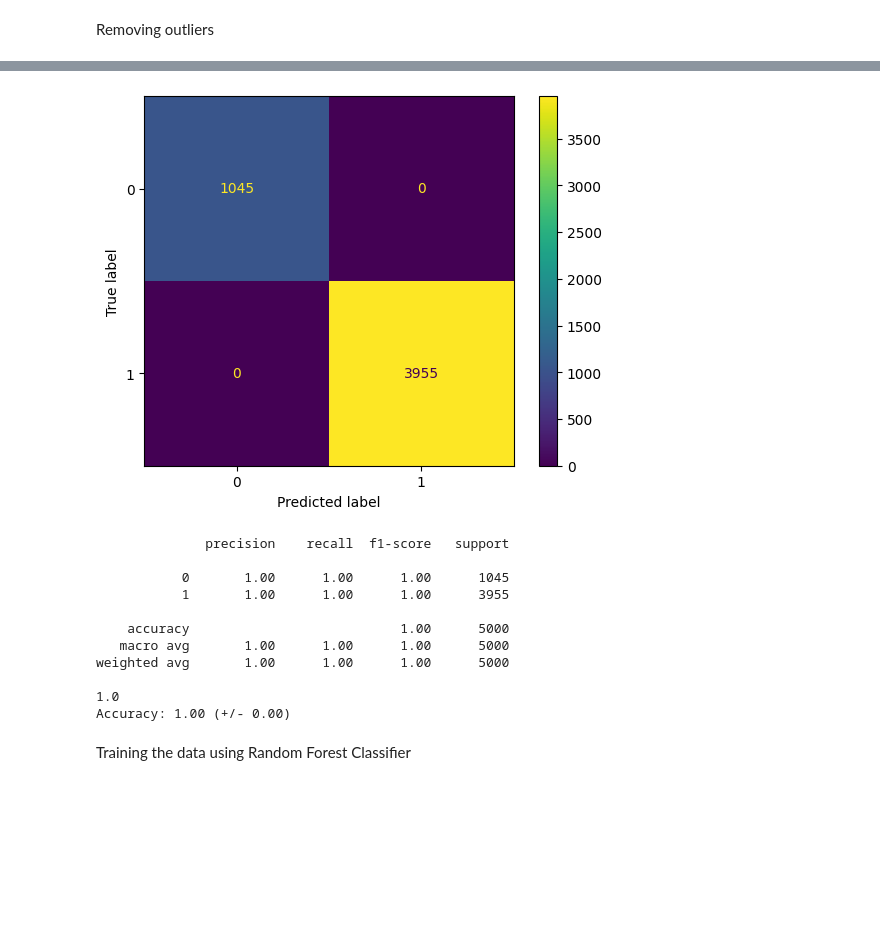
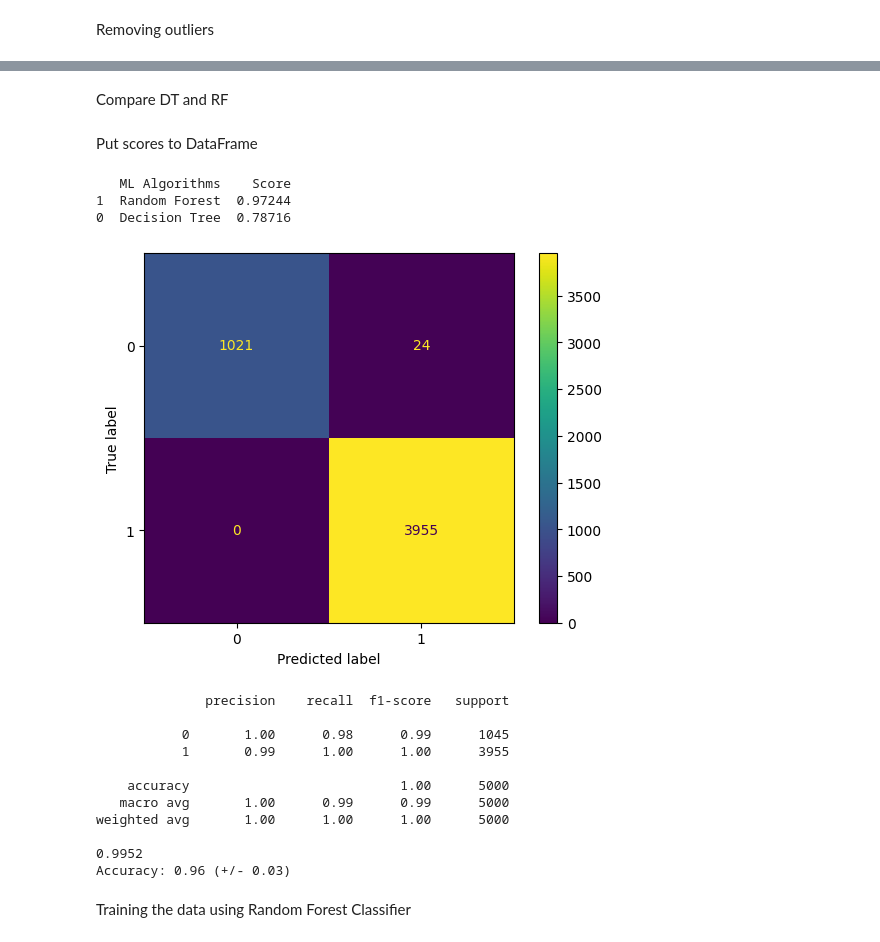
Before and after one commit to noctwilliam/fyp-data, a Jupyter notebook: data.ipynb, the cells around one changed output, grey strips where cells are left out. Cells and saved outputs as stored; diff of their text form; code cells hidden in the pictures; blank space fills up the shorter version.

```diff
--- a/data.ipynb
+++ b/data.ipynb
@@ -140,0 +161,4 @@ df.info()
+# %%
+symptoms = [i for i in df.columns if i != 'SEVERITY']
+X = df[symptoms]
+y = df['SEVERITY']
@@ -141,11 +270,9 @@ df.info()
 # %% [markdown]
 Splitting and training the data (Decision Tree)
 # %%
-symptoms = [i for i in df.columns if i != 'SEVERITY']
-severity = ['SEVERITY']
 # Split the data into training and testing sets
 # 20% of the data will be used for testing
-X_train, X_test, y_train, y_test = train_test_split(df[symptoms], df[severity], test_size=0.2, random_state=42)
+X_train, X_test, y_train, y_test = train_test_split(X,y, test_size=0.2, random_state=42)
 
 # Create a Decision Tree Classifier object
 dt = DecisionTreeClassifier()
@@ -238,18 +359,13 @@ memory usage: 2.9 MB
 # %%
 
 # Do a chi square test to find the most important features based on their p-values
-from sklearn.feature_selection import SelectKBest
 from sklearn.feature_selection import chi2
-
-# Create a SelectKBest object to select features with top 10 highest chi square values
-best_features = SelectKBest(score_func=chi2, k=10)
-best_features.fit(df_without_target, df['SEVERITY'])
 
 chi_scores = chi2(df_without_target, df['SEVERITY'])
 p_values = pd.Series(chi_scores[1], index=df_without_target.columns)
 p_values.sort_values(ascending=True, inplace=True)
 p_values.plot.bar()
-pval = 0.05
+pval = 0.1
 df_without_target = df_without_target[p_values[p_values < pval].index]
 df_without_target.info()
 # %% [output]
@@ -268 +389,3 @@ memory usage: 976.7 KB
 [figure]
+# %% [markdown]
+Compare DT and RF
@@ -269,44 +403,53 @@ memory usage: 976.7 KB
+# %% [markdown]
+Put scores to DataFrame
+# %%
+scores = pd.DataFrame({'ML Algorithms': ['Decision Tree', 'Random Forest'], 'Score': [dt_scores.mean(), rf_scores.mean()]})
+print(scores.sort_values(by='Score', ascending=False))
+# %% [output]
+   ML Algorithms    Score
+1  Random Forest  0.97244
+0  Decision Tree  0.78716
 # %%
 # Split the data into training and testing sets
 # 20% of the data will be used for testing
 from sklearn.metrics import accuracy_score
 X_train, X_test, y_train, y_test = train_test_split(df_without_target, df['SEVERITY'], test_size=0.2, random_state=42)
 
-dt = DecisionTreeClassifier()
+dt = RandomForestClassifier(max_depth=2, random_state=42)
 
 def evaluate_model(y_true, y_pred):
 	# Calculate and print confusion matrix plot
 	disp = ConfusionMatrixDisplay(confusion_matrix=confusion_matrix(y_true, y_pred))
 	disp.plot()
 	plt.show()
 	# Calculate and print the classification report
 	report = classification_report(y_true, y_pred)
 	print(report)
 	print(accuracy_score(y_test, y_pred))
 
 dt.fit(X_train, y_train)
 y_pred = dt.predict(X_test)
 evaluate_model(y_test, y_pred)
 # Measure the accuracy of the model
 
 from sklearn.model_selection import cross_val_score
 
 # Assuming clf is your decision tree model
 scores = cross_val_score(dt, df_without_target, df['SEVERITY'], cv=5)
 print("Accuracy: %0.2f (+/- %0.2f)" % (scores.mean(), scores.std() * 2))
 # %% [output]
-[figure, old version]
+[figure, new version]
               precision    recall  f1-score   support
 
-           0       1.00      1.00      1.00      1045
-           1       1.00      1.00      1.00      3955
+           0       1.00      0.98      0.99      1045
+           1       0.99      1.00      1.00      3955
 
     accuracy                           1.00      5000
-   macro avg       1.00      1.00      1.00      5000
+   macro avg       1.00      0.99      0.99      5000
 weighted avg       1.00      1.00      1.00      5000
 
-1.0
-Accuracy: 1.00 (+/- 0.00)
+0.9952
+Accuracy: 0.96 (+/- 0.03)
 # %% [markdown]
 Training the data using Random Forest Classifier
 # %%
```
Also changed, not shown: parts of 29 cells of this notebook, 1 other file.
